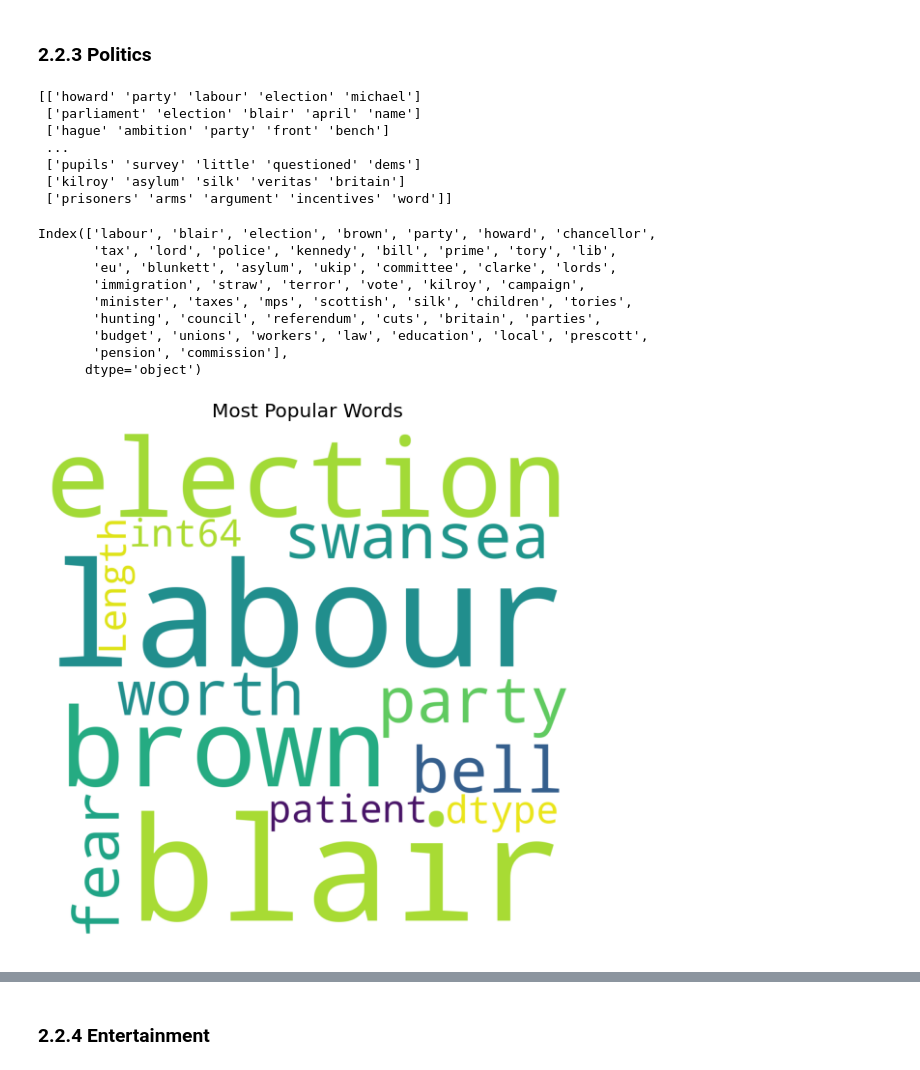
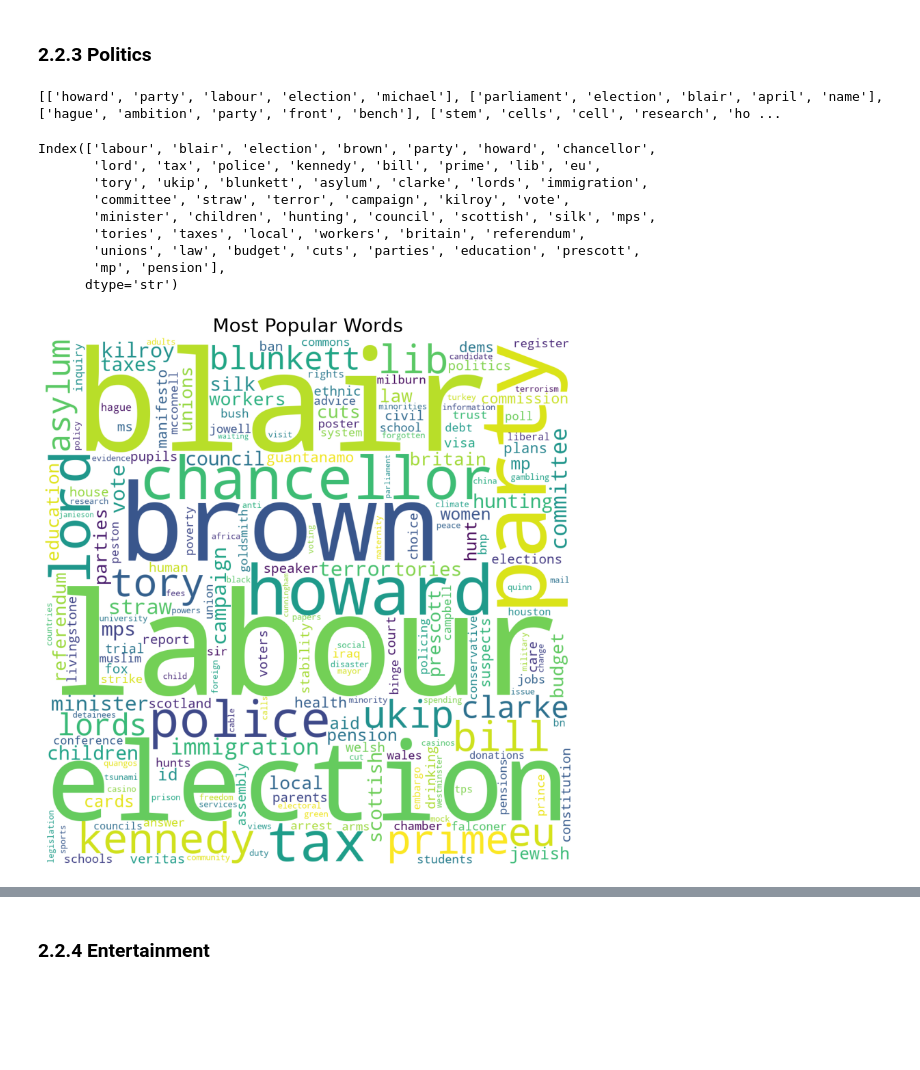
Before and after one commit to Goh-Wei-Chong/BBC-Text-Analysis, a Jupyter notebook: AA_Assignment.ipynb, the cells around one changed output, grey strips where cells are left out. Drawn from its saved outputs; the diff is of its cells as text; code cells hidden in the pictures; blank space fills up the shorter version.

```diff
--- a/AA_Assignment.ipynb
+++ b/AA_Assignment.ipynb
@@ -402,10 +402,10 @@ results =[]
 
 for idx, doc in text_all.items():
     #generate tf-idf for the given document
-    tf_idf_vector=text_tfidf[idx]
+    tf_idf_vector=text_tfidf[idx:idx + 1]
 
     temp = pd.DataFrame(zip(tf_idf_vector.tocoo().col, tf_idf_vector.tocoo().data),columns=['feature_number','tf_idf'])
-    temp.sort_values('tf_idf', ascending = False, inplace = True)
+    temp = temp.sort_values('tf_idf', ascending=False)
 
     #use only topn items from vector
 
@@ -416,9 +416,9 @@ for idx, doc in text_all.items():
 
     for index, row in topn_items.iterrows():
         #print(int(row['feature_number']))
-        fname = feature_names[int(row['feature_number'])]
+        fname = str(feature_names[int(row['feature_number'])])
         word.append(fname)
-        tf_idf.append(round(row['tf_idf'], 3))
+        tf_idf.append(round(float(row['tf_idf']), 3))
 
     result = word
 
@@ -461,7 +454,8 @@ print(trans)
 # %%
-full_list=pd.Series([])
-for col in tech_dat2:
-    full_list = full_list.append(tech_dat2[col].dropna())
+full_list = pd.concat(
+    [tech_dat2[col].dropna() for col in tech_dat2],
+    ignore_index=True,
+)
 y = full_list.value_counts().head(50).to_frame()
 y.index
 # %% [output]
@@ -593,7 +577,8 @@ print(trans)
 # %%
-full_list=pd.Series([])
-for col in tech_dat2:
-    full_list = full_list.append(sport_dat2[col].dropna())
+full_list = pd.concat(
+    [sport_dat2[col].dropna() for col in sport_dat2],
+    ignore_index=True,
+)
 y = full_list.value_counts().head(50).to_frame()
 y.index
 # %% [output]
@@ -701,44 +686,38 @@ trans = []
 for i in range(0, len(politics_dat2)):
     trans.append([str(politics_dat2.values[i,j]) for j in range(0, 5)])
 
-# conveting it into an numpy array
-trans = np.array(trans)
+# Keep transactions as lists of Python strings for association rule mining.
 
 print(trans)
 # %% [output]
-[['howard' 'party' 'labour' 'election' 'michael']
- ['parliament' 'election' 'blair' 'april' 'name']
- ['hague' 'ambition' 'party' 'front' 'bench']
- ...
- ['pupils' 'survey' 'little' 'questioned' 'dems']
- ['kilroy' 'asylum' 'silk' 'veritas' 'britain']
- ['prisoners' 'arms' 'argument' 'incentives' 'word']]
+[['howard', 'party', 'labour', 'election', 'michael'], ['parliament', 'election', 'blair', 'april', 'name'], ['hague', 'ambition', 'party', 'front', 'bench'], ['stem', 'cells', 'cell', 'research', 'ho ...
 # %%
-full_list=pd.Series([])
-for col in politics_dat2:
-    full_list = full_list.append(politics_dat2[col].dropna())
+full_list = pd.concat(
+    [politics_dat2[col].dropna() for col in politics_dat2],
+    ignore_index=True,
+)
 y = full_list.value_counts().head(50).to_frame()
 y.index
 # %% [output]
 Index(['labour', 'blair', 'election', 'brown', 'party', 'howard', 'chancellor',
-       'tax', 'lord', 'police', 'kennedy', 'bill', 'prime', 'tory', 'lib',
-       'eu', 'blunkett', 'asylum', 'ukip', 'committee', 'clarke', 'lords',
-       'immigration', 'straw', 'terror', 'vote', 'kilroy', 'campaign',
-       'minister', 'taxes', 'mps', 'scottish', 'silk', 'children', 'tories',
-       'hunting', 'council', 'referendum', 'cuts', 'britain', 'parties',
-       'budget', 'unions', 'workers', 'law', 'education', 'local', 'prescott',
-       'pension', 'commission'],
-      dtype='object')
+       'lord', 'tax', 'police', 'kennedy', 'bill', 'prime', 'lib', 'eu',
+       'tory', 'ukip', 'blunkett', 'asylum', 'clarke', 'lords', 'immigration',
+       'committee', 'straw', 'terror', 'campaign', 'kilroy', 'vote',
+       'minister', 'children', 'hunting', 'council', 'scottish', 'silk', 'mps',
+       'tories', 'taxes', 'local', 'workers', 'britain', 'referendum',
+       'unions', 'law', 'budget', 'cuts', 'parties', 'education', 'prescott',
+       'mp', 'pension'],
+      dtype='str')
 # %%
 # WordCloud using keywords
 plt.rcParams['figure.figsize'] = (10, 10)
-wordcloud = WordCloud(background_color = 'white', width = 1200,  height = 1200).generate(str(full_list.value_counts()))
+wordcloud = WordCloud(background_color = 'white', width = 1200,  height = 1200, random_state=1).generate_from_frequencies(full_list.value_counts().to_dict())
 plt.imshow(wordcloud)
 plt.axis('off')
 plt.title('Most Popular Words',fontsize = 20)
 plt.show()
 # %% [output]
-[figure, old version]
+[figure, new version]
 # %%
 # looking at the frequency of most popular keywords
 plt.figure(figsize=(18,7))
```
Also changed, not shown: parts of 78 cells of this notebook, 5 other files.
